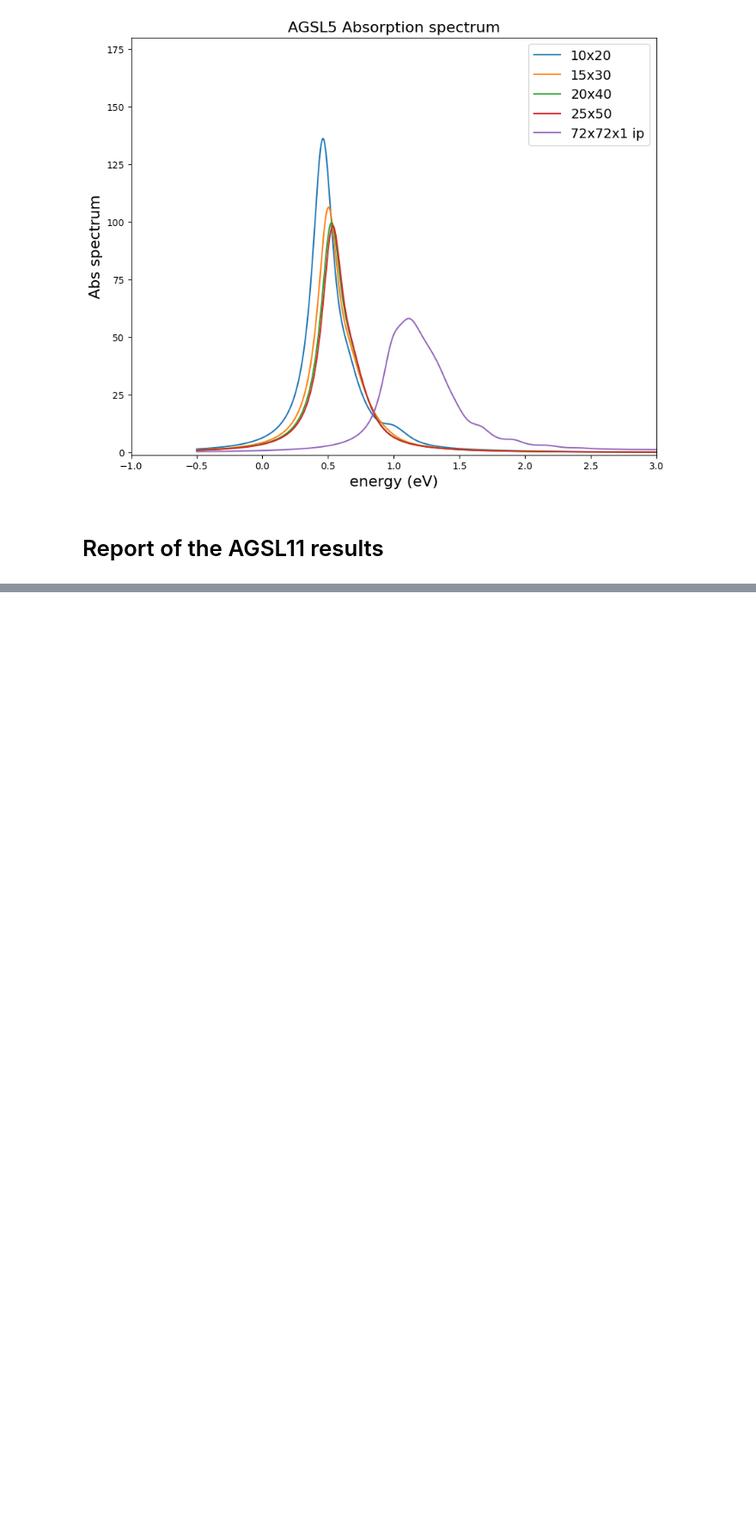
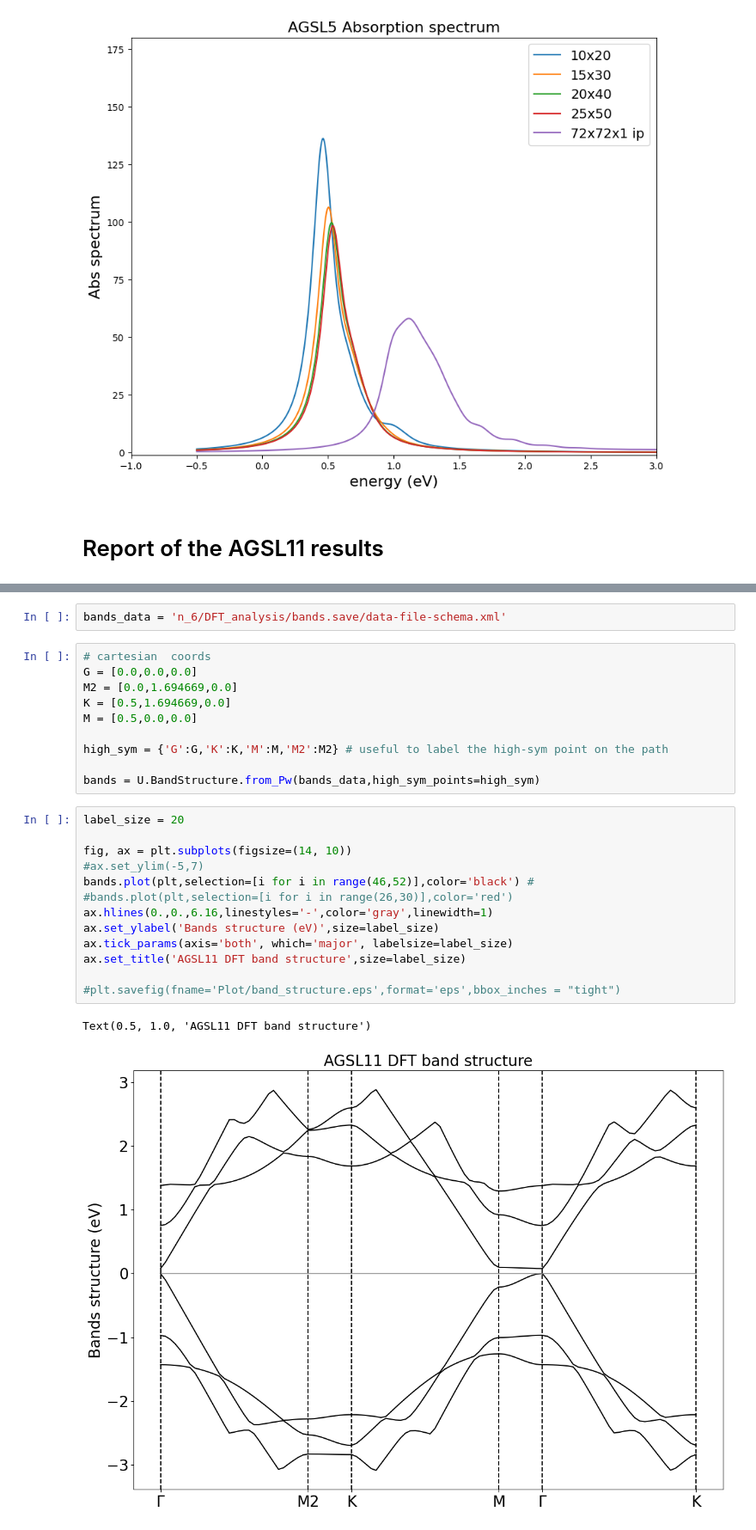
Before and after one commit to marcodalessandro76/AGSL5, a Jupyter notebook: Report.ipynb, the cells around one changed output, grey strips where cells are left out. Shown at 86% size. Drawn from its saved outputs; the diff is of its cells as text; blank space fills up the shorter version.

```diff
--- a/Report.ipynb
+++ b/Report.ipynb
@@ -363,0 +419,28 @@ ax.legend(fontsize=14)
+# %%
+bands_data = 'n_6/DFT_analysis/bands.save/data-file-schema.xml'
+# %%
+# cartesian  coords
+G = [0.0,0.0,0.0]
+M2 = [0.0,1.694669,0.0]
+K = [0.5,1.694669,0.0]
+M = [0.5,0.0,0.0]
+
+high_sym = {'G':G,'K':K,'M':M,'M2':M2} # useful to label the high-sym point on the path
+
+bands = U.BandStructure.from_Pw(bands_data,high_sym_points=high_sym)
+# %%
+label_size = 20
+
+fig, ax = plt.subplots(figsize=(14, 10))
+#ax.set_ylim(-5,7)
+bands.plot(plt,selection=[i for i in range(46,52)],color='black') #
+#bands.plot(plt,selection=[i for i in range(26,30)],color='red')
+ax.hlines(0.,0.,6.16,linestyles='-',color='gray',linewidth=1)
+ax.set_ylabel('Bands structure (eV)',size=label_size)
+ax.tick_params(axis='both', which='major', labelsize=label_size)
+ax.set_title('AGSL11 DFT band structure',size=label_size)
+
+#plt.savefig(fname='Plot/band_structure.eps',format='eps',bbox_inches = "tight")
+# %% [output]
+Text(0.5, 1.0, 'AGSL11 DFT band structure')
+[figure, added]
```
Also changed, not shown: parts of 36 cells of this notebook, 21 other files.
